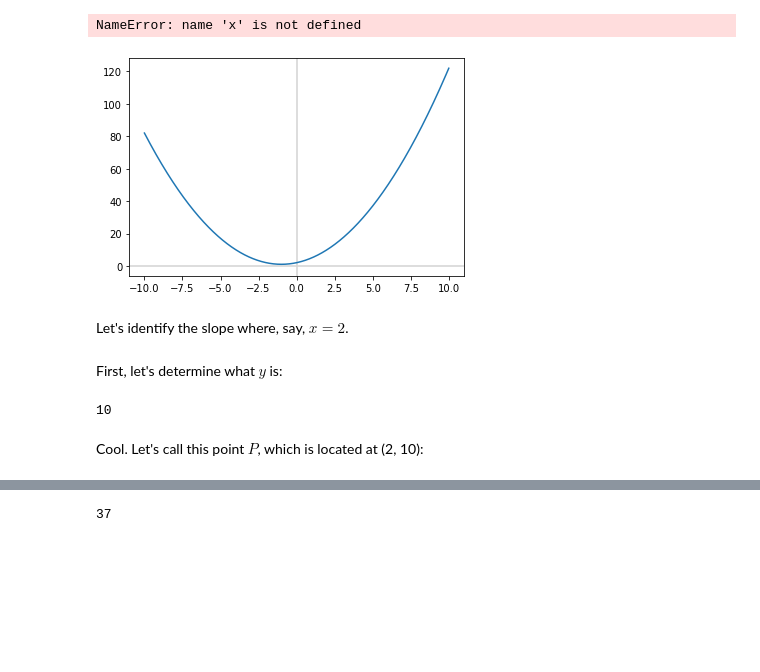
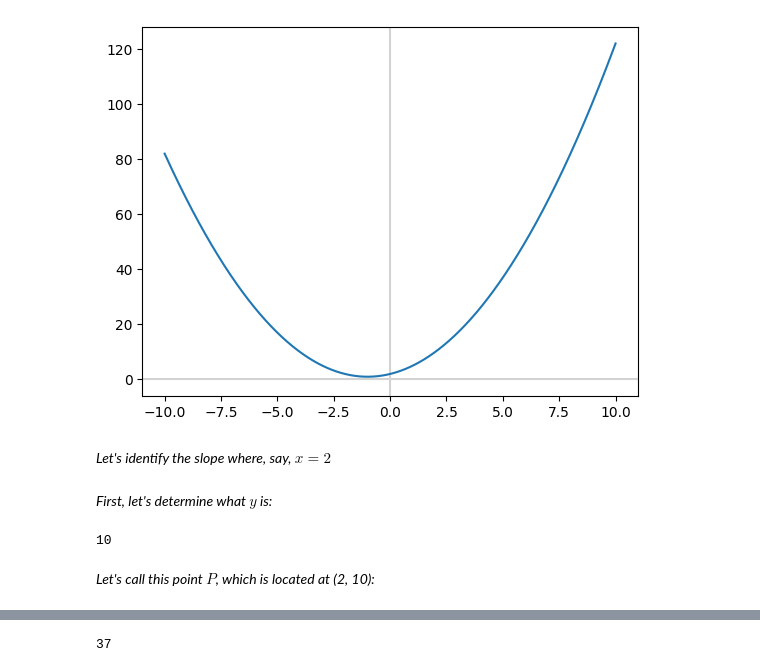
Before and after one commit to mharis-ai/ml-ai-learning-journey, a Jupyter notebook: phase03-mathematics-for-machine-learning/course04-calculus-for-machine-learning/calculus-i-limits-and-derivatives/segment02-computing-derivatives-with-differentiation.ipynb, the cells around one changed output, grey strips where cells are left out. Drawn from its saved outputs; the diff is of its cells as text; code cells hidden in the pictures; blank space fills up the shorter version.

```diff
--- a/phase03-mathematics-for-machine-learning/course04-calculus-for-machine-learning/calculus-i-limits-and-derivatives/segment02-computing-derivatives-with-differentiation.ipynb
+++ b/phase03-mathematics-for-machine-learning/course04-calculus-for-machine-learning/calculus-i-limits-and-derivatives/segment02-computing-derivatives-with-differentiation.ipynb
@@ -20,28 +14,30 @@ Let's bring back our ol' buddy $y = x^2 + 2x + 2$:
+# %%
+x = np.linspace(-10, 10, 10000)
+y = x**2 + 2*x + 2
 # %%
-def f(my_x):
-    my_y = my_x**2 + 2*my_x + 2
-    return my_y
+def f(x):
+    y = x**2 + 2*x + 2
+    return y
 # %%
 y = f(x)
-# %% [output]
-NameError: name 'x' is not defined
 # %%
 fig, ax = plt.subplots()
 plt.axvline(x=0, color='lightgray')
 plt.axhline(y=0, color='lightgray')
-_ = ax.plot(x,y)
+ax.plot(x,y)
+plt.show()
 # %% [output]
-[figure, old version]
+[figure, new version]
 # %% [markdown]
-Let's identify the slope where, say, $x = 2$.
+*Let's identify the slope where, say, $x = 2$*
 # %% [markdown]
-First, let's determine what $y$ is:
+*First, let's determine what $y$ is:*
 # %%
 f(2)
 # %% [output]
 10
 # %% [markdown]
-Cool. Let's call this point $P$, which is located at (2, 10):
+*Let's call this point $P$, which is located at (2, 10):*
 # %%
 fig, ax = plt.subplots()
 plt.axvline(x=0, color='lightgray')
```
Also changed, not shown: parts of 47 cells of this notebook, 2 other files.
